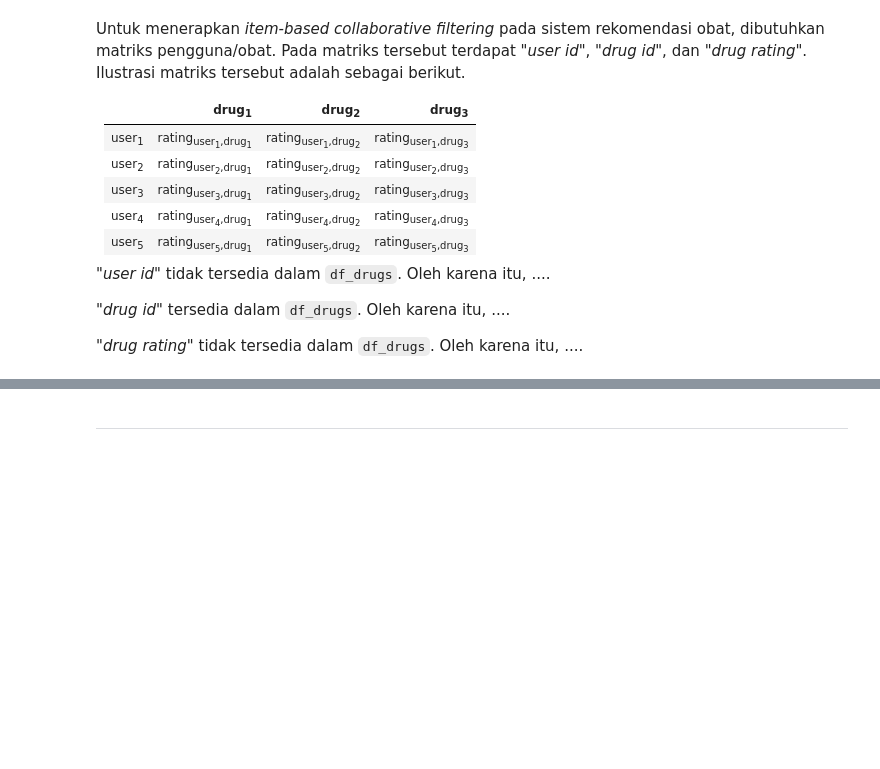
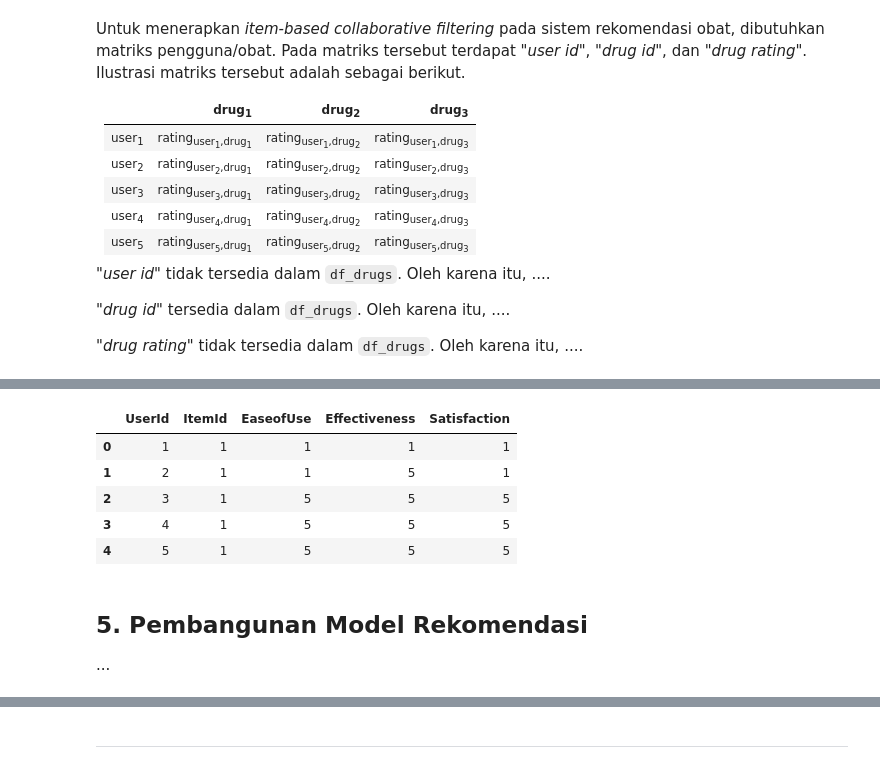
Before and after one commit to exemuel/weighted-hybrid-med-recsys, a Jupyter notebook: recommendation.ipynb, the cells around one changed output, grey strips where cells are left out. Drawn from its saved outputs; the diff is of its cells as text; code cells hidden in the pictures; blank space fills up the shorter version.

```diff
--- a/recommendation.ipynb
+++ b/recommendation.ipynb
@@ -692,0 +696,45 @@ df_rating.head()
+# %%
+# Data Rating
+df_tmp2 = df_drugs_sub.copy()
+# ubah nilai ActiveIngredients dari list of string menjadi
+# string untuk memungkinkan fungsi drop_duplicates dijalankan
+df_tmp2['ActiveIngredients'] = [" ".join(i) for i in df_tmp2['ActiveIngredients']]
+# ubah nilai InactiveIngredients dari list of string menjadi
+# string untuk memungkinkan fungsi drop_duplicates dijalankan
+df_tmp2['InactiveIngredients'] = [" ".join(i) for i in df_tmp2['InactiveIngredients']]
+# ubah nilai Sides dari list of string menjadi
+# string untuk memungkinkan fungsi drop_duplicates dijalankan
+df_tmp2['Sides'] = [" ".join(i) for i in df_tmp2['Sides']]
+
+df_tmp = df_item.copy()
+# ubah nilai ActiveIngredients dari list of string menjadi
+# string untuk memungkinkan fungsi drop_duplicates dijalankan
+df_tmp['ActiveIngredients'] = [" ".join(i) for i in df_tmp['ActiveIngredients']]
+# ubah nilai InactiveIngredients dari list of string menjadi
+# string untuk memungkinkan fungsi drop_duplicates dijalankan
+df_tmp['InactiveIngredients'] = [" ".join(i) for i in df_tmp['InactiveIngredients']]
+# ubah nilai Sides dari list of string menjadi
+# string untuk memungkinkan fungsi drop_duplicates dijalankan
+df_tmp['Sides'] = [" ".join(i) for i in df_tmp['Sides']]
+
+df_rating = df_tmp2.merge(df_tmp,
+                          how="left",
+                          on=["Drug", "ActiveIngredients", "InactiveIngredients", "Sides"])
+df_rating["UserId"] = df_user["UserId"]
+df_rating = df_rating[['UserId',
+                       'ItemId',
+                       'EaseofUse',
+                       'Effectiveness',
+                       'Satisfaction']]
+df_rating.head()
+# %% [output]
+|  | UserId | ItemId | EaseofUse | Effectiveness | Satisfaction |
+| 0 | 1 | 1 | 1 | 1 | 1 |
+| 1 | 2 | 1 | 1 | 5 | 1 |
+| 2 | 3 | 1 | 5 | 5 | 5 |
+| 3 | 4 | 1 | 5 | 5 | 5 |
+| 4 | 5 | 1 | 5 | 5 | 5 |
+# %% [markdown]
+## 5. Pembangunan Model Rekomendasi
+
+...
```
Also changed, not shown: parts of 49 cells of this notebook.
